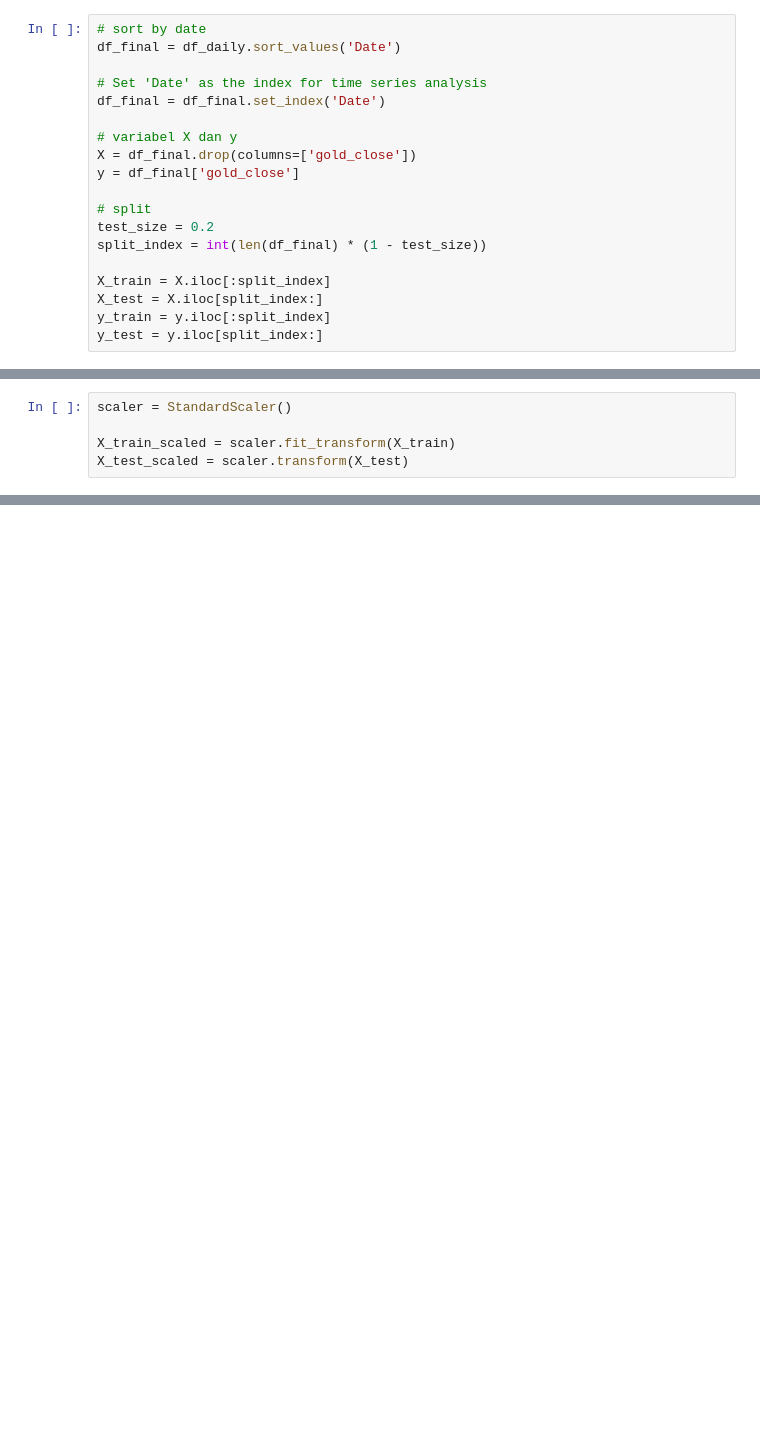
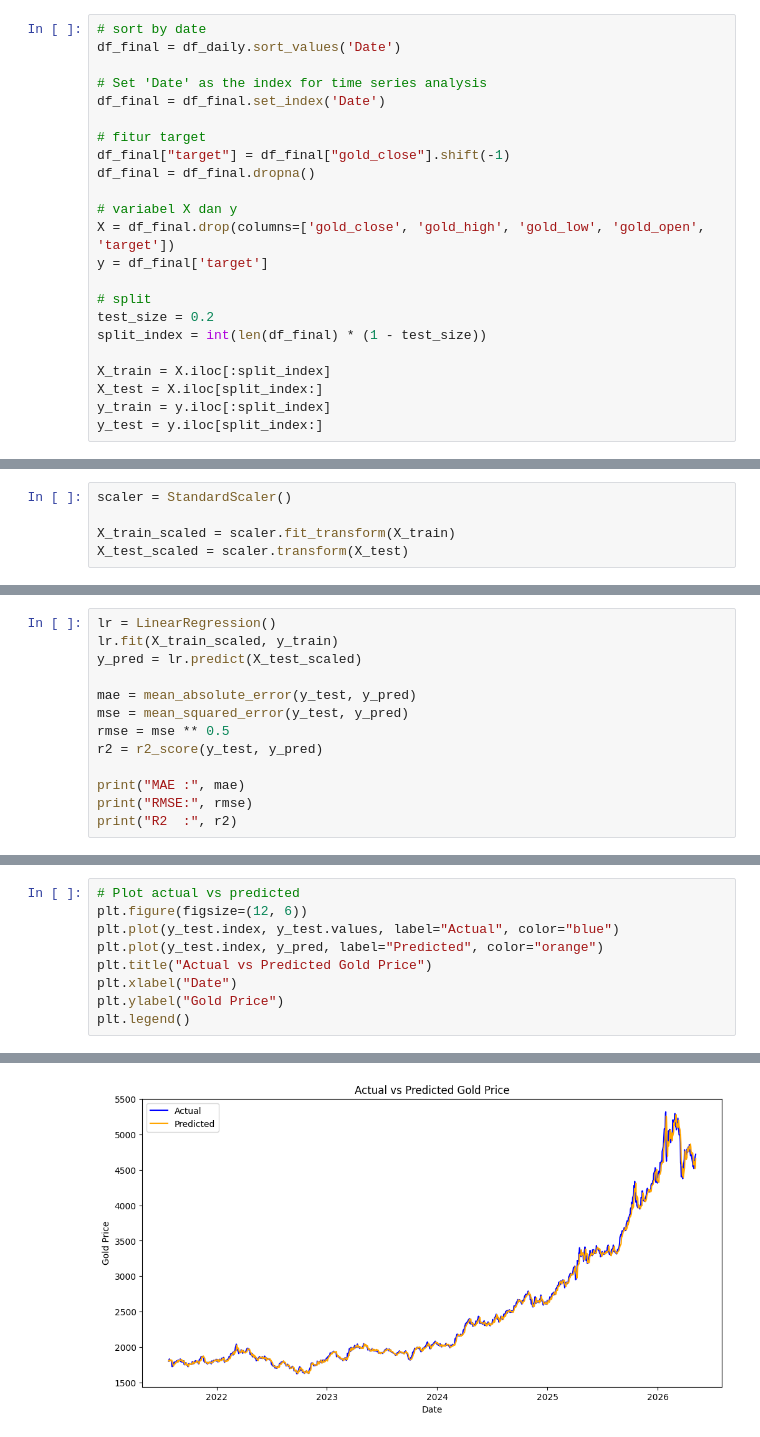
Before and after one commit to HaikalFrds/Basic-Gold-Market-Forecasting-System, a Jupyter notebook: notebooks/main_daily.ipynb, the cells around one changed output, grey strips where cells are left out. Saved outputs shown, nothing was run; the diff lists cells and outputs as text; blank space fills up the shorter version.

```diff
--- a/notebooks/main_daily.ipynb
+++ b/notebooks/main_daily.ipynb
@@ -213,9 +219,13 @@ df_final = df_daily.sort_values('Date')
 # Set 'Date' as the index for time series analysis
 df_final = df_final.set_index('Date')
 
+# fitur target
+df_final["target"] = df_final["gold_close"].shift(-1)
+df_final = df_final.dropna()
+
 # variabel X dan y
-X = df_final.drop(columns=['gold_close'])
-y = df_final['gold_close']
+X = df_final.drop(columns=['gold_close', 'gold_high', 'gold_low', 'gold_open', 'target'])
+y = df_final['target']
 
 # split
 test_size = 0.2
@@ -244,0 +259,13 @@ X_test_scaled = scaler.transform(X_test)
+# %%
+lr = LinearRegression()
+lr.fit(X_train_scaled, y_train)
+y_pred = lr.predict(X_test_scaled)
+
+mae = mean_absolute_error(y_test, y_pred)
+mse = mean_squared_error(y_test, y_pred)
+rmse = mse ** 0.5
+r2 = r2_score(y_test, y_pred)
+
+print("MAE :", mae)
+print("RMSE:", rmse)
+print("R2  :", r2)
@@ -244,0 +276,10 @@ X_test_scaled = scaler.transform(X_test)
+# %%
+# Plot actual vs predicted
+plt.figure(figsize=(12, 6))
+plt.plot(y_test.index, y_test.values, label="Actual", color="blue")
+plt.plot(y_test.index, y_pred, label="Predicted", color="orange")
+plt.title("Actual vs Predicted Gold Price")
+plt.xlabel("Date")
+plt.ylabel("Gold Price")
+plt.legend()
+# %% [output]
@@ -244,0 +287 @@ X_test_scaled = scaler.transform(X_test)
+[figure, added]
```
Also changed, not shown: parts of 6 cells of this notebook.
